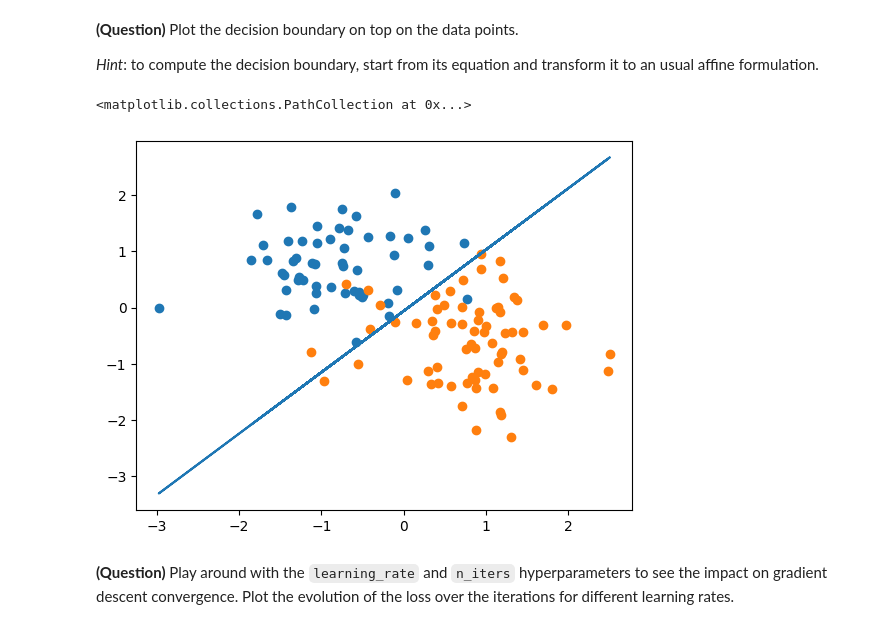
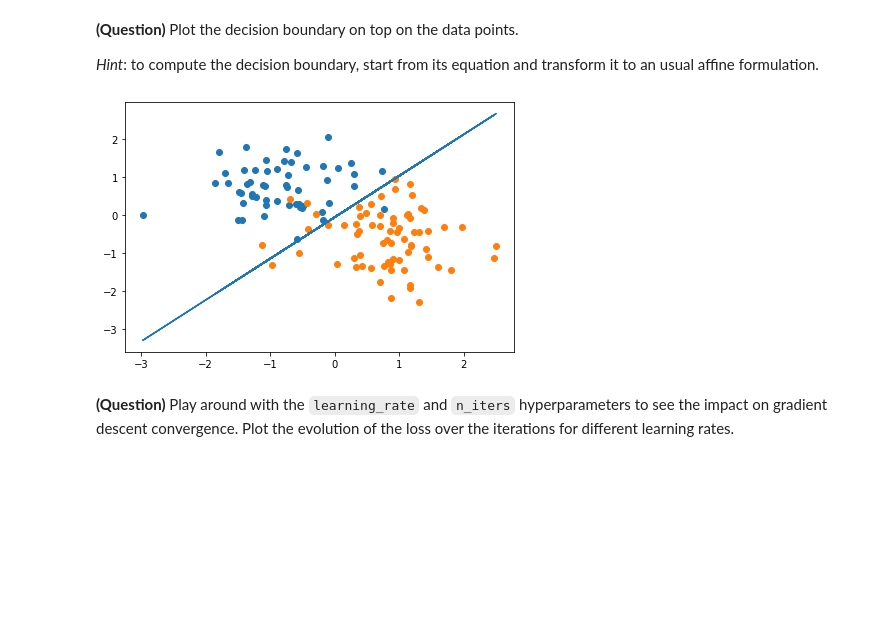
Before and after one commit to aytilfani/ml-3a, a Jupyter notebook: ml-tp2.ipynb, the cells around one changed output. Cells and saved outputs as stored; diff of their text form; code cells hidden in the pictures; blank space fills up the shorter version.

```diff
--- a/ml-tp2.ipynb
+++ b/ml-tp2.ipynb
@@ -130,13 +132,13 @@ The classification accuracy on the training set is :  0.1769 and on the validati
 # %%
 z = np.ones(np.shape(X_valid)[0])
 for i in range(z.shape[0]):
     z[i] = - (model.w[1]/model.w[2])*X_valid[i][1] - (model.w[0]/model.w[2])
 plt.plot(X_valid[:, 1],z)
 plt.scatter(X_valid[:, 1][y_valid == 0], X_valid[:, 2][y_valid == 0])
 plt.scatter(X_valid[:, 1][y_valid == 1], X_valid[:, 2][y_valid == 1])
+plt.tight_layout()
 # %% [output]
-<matplotlib.collections.PathCollection at 0x...>
-[figure, old version]
+[figure, new version]
 # %% [markdown]
 **(Question)** Play around with the `learning_rate` and `n_iters` hyperparameters to see the impact on gradient descent convergence.
 Plot the evolution of the loss over the iterations for different learning rates.
```
Also changed, not shown: parts of 10 cells of this notebook.
